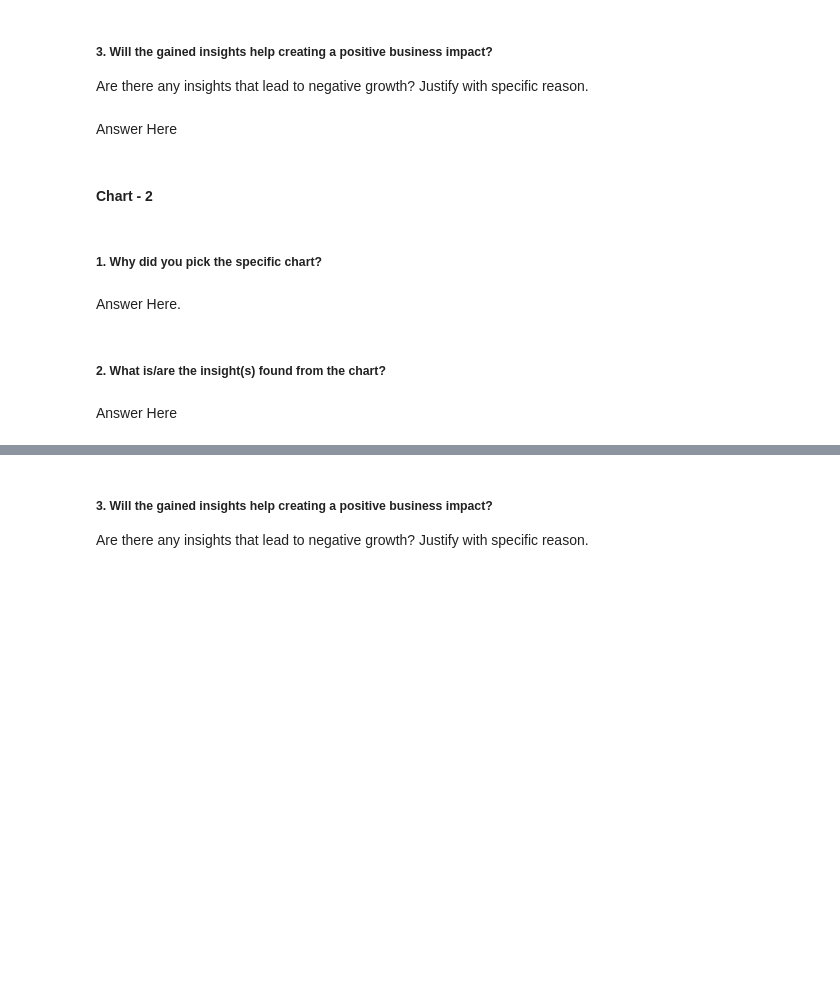
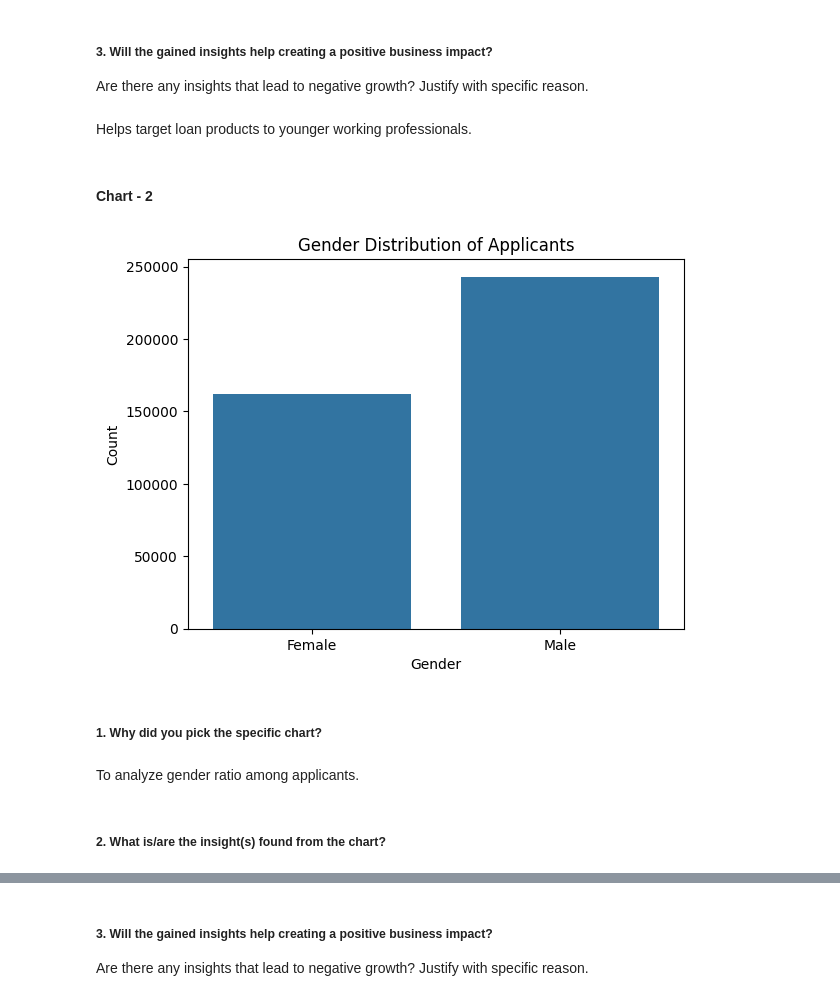
Before and after one commit to viraj-gavade/EMI-Predict-AI---Intelligent-Financial-Risk-Assessment-Platform, a Jupyter notebook: Sample_ML_Submission_Template.ipynb, the cells around one changed output, grey strips where cells are left out. Saved outputs shown, nothing was run; the diff lists cells and outputs as text; code cells hidden in the pictures; blank space fills up the shorter version.

```diff
--- a/Sample_ML_Submission_Template.ipynb
+++ b/Sample_ML_Submission_Template.ipynb
@@ -532,7 +540,7 @@ Answer Here
 # %% [markdown]
 ##### 3. Will the gained insights help creating a positive business impact?
 Are there any insights that lead to negative growth? Justify with specific reason.
-# %% [markdown]
-Answer Here
+# %% [markdown]
+Helps target loan products to younger working professionals.
 # %% [markdown]
 #### Chart - 2
@@ -541,8 +547,15 @@ Answer Here
+# %%
+# Chart - 2 visualization code
+sns.countplot(x='gender', data=df)
+plt.title("Gender Distribution of Applicants")
+plt.xlabel("Gender")
+plt.ylabel("Count")
+plt.show()
+# %% [output]
+[figure, added]
 # %% [markdown]
 ##### 1. Why did you pick the specific chart?
-# %% [markdown]
-Answer Here.
+# %% [markdown]
+To analyze gender ratio among applicants.
 # %% [markdown]
 ##### 2. What is/are the insight(s) found from the chart?
-# %% [markdown]
-Answer Here
```
Also changed, not shown: parts of 137 cells of this notebook.
